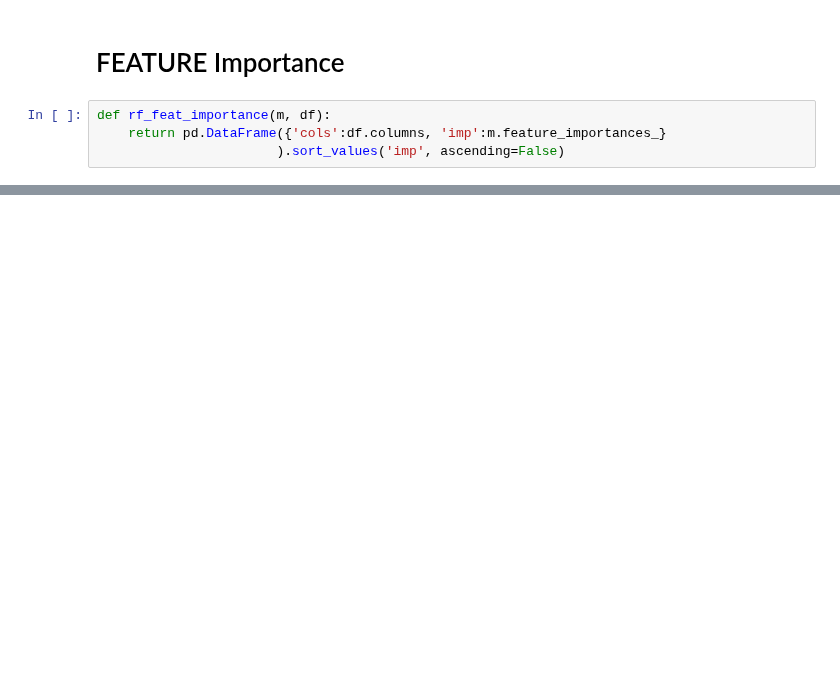
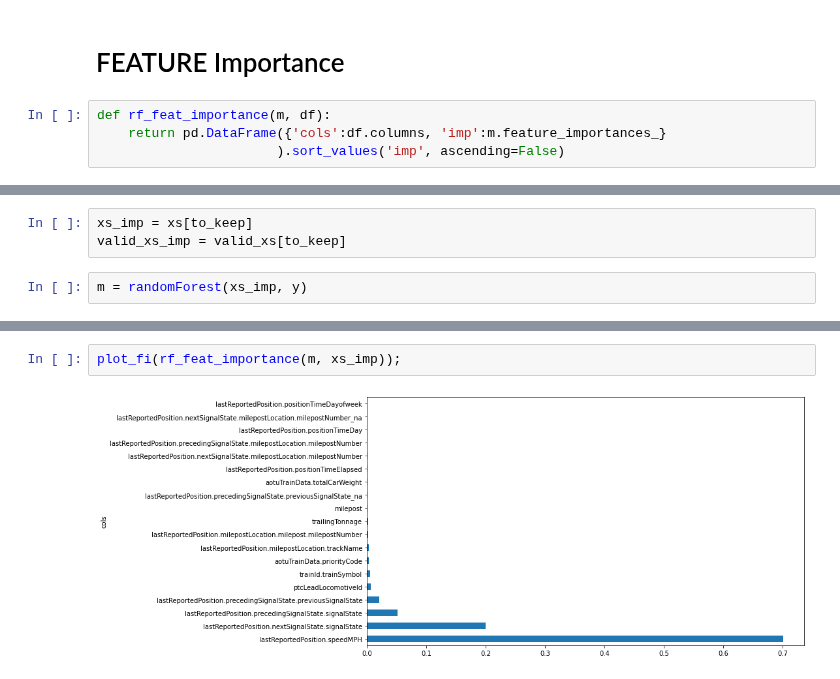
Before and after one commit to swicklund/hackathon, a Jupyter notebook: MLModel1.ipynb, the cells around one changed output, grey strips where cells are left out. Saved outputs shown, nothing was run; the diff lists cells and outputs as text; blank space fills up the shorter version.

```diff
--- a/MLModel1.ipynb
+++ b/MLModel1.ipynb
@@ -398,0 +431,5 @@ fi[:10]
+# %%
+xs_imp = xs[to_keep]
+valid_xs_imp = valid_xs[to_keep]
+# %%
+m = randomForest(xs_imp, y)
@@ -398,0 +440,4 @@ fi[:10]
+# %%
+plot_fi(rf_feat_importance(m, xs_imp));
+# %% [output]
+[figure, added]
```
Also changed, not shown: parts of 20 cells of this notebook.
